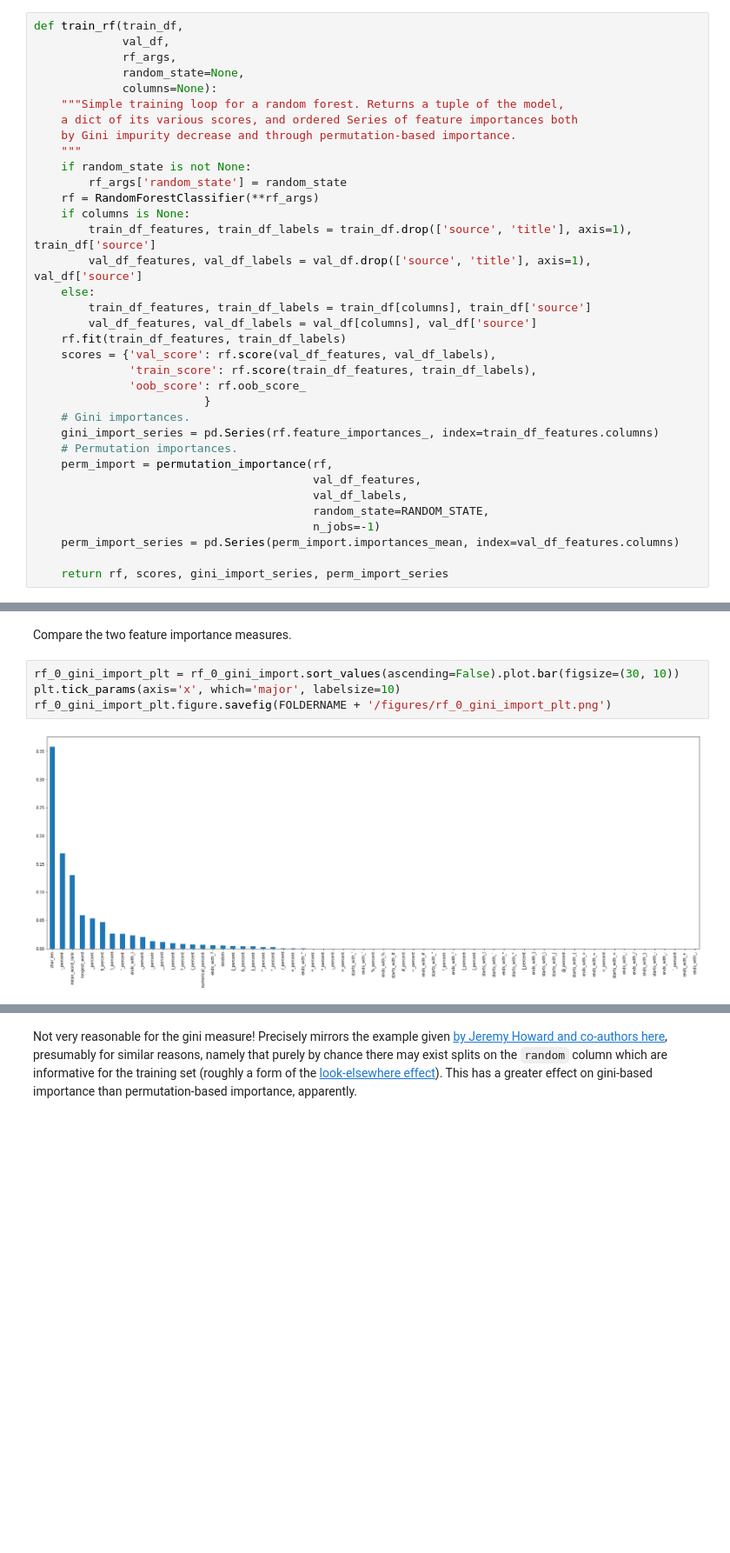
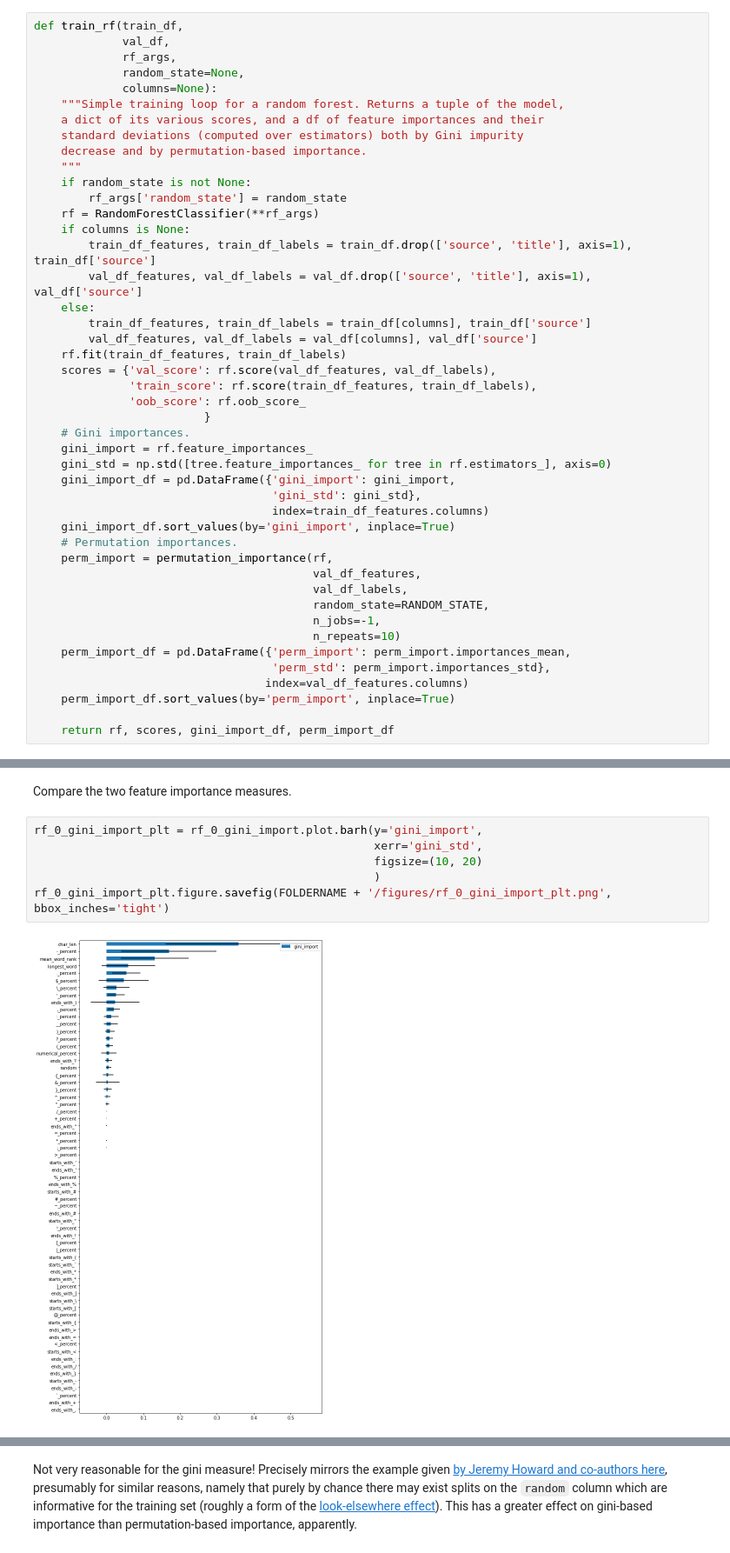
Before and after one commit to garrett361/arxiv-vixra-ml, a Jupyter notebook: simple_baselines/balanced_title_rf.ipynb, the cells around one changed output, grey strips where cells are left out. Shown at 87% size. Saved outputs shown, nothing was run; the diff lists cells and outputs as text; blank space fills up the shorter version.

```diff
--- a/simple_baselines/balanced_title_rf.ipynb
+++ b/simple_baselines/balanced_title_rf.ipynb
@@ -572,8 +544,9 @@ def train_rf(train_df,
              random_state=None,
              columns=None):
     """Simple training loop for a random forest. Returns a tuple of the model,
-    a dict of its various scores, and ordered Series of feature importances both
-    by Gini impurity decrease and through permutation-based importance.
+    a dict of its various scores, and a df of feature importances and their
+    standard deviations (computed over estimators) both by Gini impurity
+    decrease and by permutation-based importance.
     """
     if random_state is not None:
         rf_args['random_state'] = random_state
@@ -590,16 +563,25 @@ def train_rf(train_df,
               'oob_score': rf.oob_score_
                          }
     # Gini importances.
-    gini_import_series = pd.Series(rf.feature_importances_, index=train_df_features.columns)
+    gini_import = rf.feature_importances_
+    gini_std = np.std([tree.feature_importances_ for tree in rf.estimators_], axis=0)
+    gini_import_df = pd.DataFrame({'gini_import': gini_import,
+                                   'gini_std': gini_std},
+                                   index=train_df_features.columns)
+    gini_import_df.sort_values(by='gini_import', inplace=True)
     # Permutation importances.
     perm_import = permutation_importance(rf,
                                          val_df_features,
                                          val_df_labels,
                                          random_state=RANDOM_STATE,
-                                         n_jobs=-1)
-    perm_import_series = pd.Series(perm_import.importances_mean, index=val_df_features.columns)
+                                         n_jobs=-1,
+                                         n_repeats=10)
+    perm_import_df = pd.DataFrame({'perm_import': perm_import.importances_mean,
+                                   'perm_std': perm_import.importances_std},
+                                  index=val_df_features.columns)
+    perm_import_df.sort_values(by='perm_import', inplace=True)
 
-    return rf, scores, gini_import_series, perm_import_series
+    return rf, scores, gini_import_df, perm_import_df
 # %% [markdown]
 We will iteratively pick out the features which seem to be driving the results the most. Retrain the model on the full training set, examine the scores, and plot the feature importances.
 # %%
@@ -619,9 +601,11 @@ rf_0_scores
 # %% [markdown]
 Compare the two feature importance measures.
 # %%
-rf_0_gini_import_plt = rf_0_gini_import.sort_values(ascending=False).plot.bar(figsize=(30, 10))
-plt.tick_params(axis='x', which='major', labelsize=10)
-rf_0_gini_import_plt.figure.savefig(FOLDERNAME + '/figures/rf_0_gini_import_plt.png')
+rf_0_gini_import_plt = rf_0_gini_import.plot.barh(y='gini_import',
+                                                  xerr='gini_std',
+                                                  figsize=(10, 20)
+                                                  )
+rf_0_gini_import_plt.figure.savefig(FOLDERNAME + '/figures/rf_0_gini_import_plt.png', bbox_inches='tight')
 # %% [output]
-[figure, old version]
+[figure, new version]
 # %%
```
Also changed, not shown: parts of 33 cells of this notebook.
